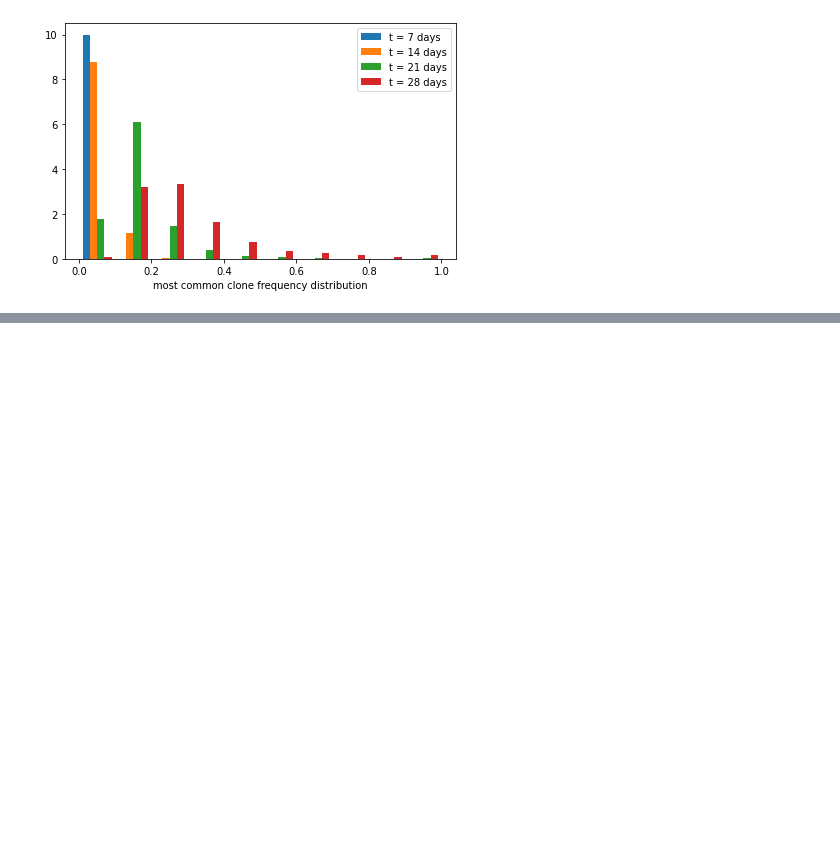
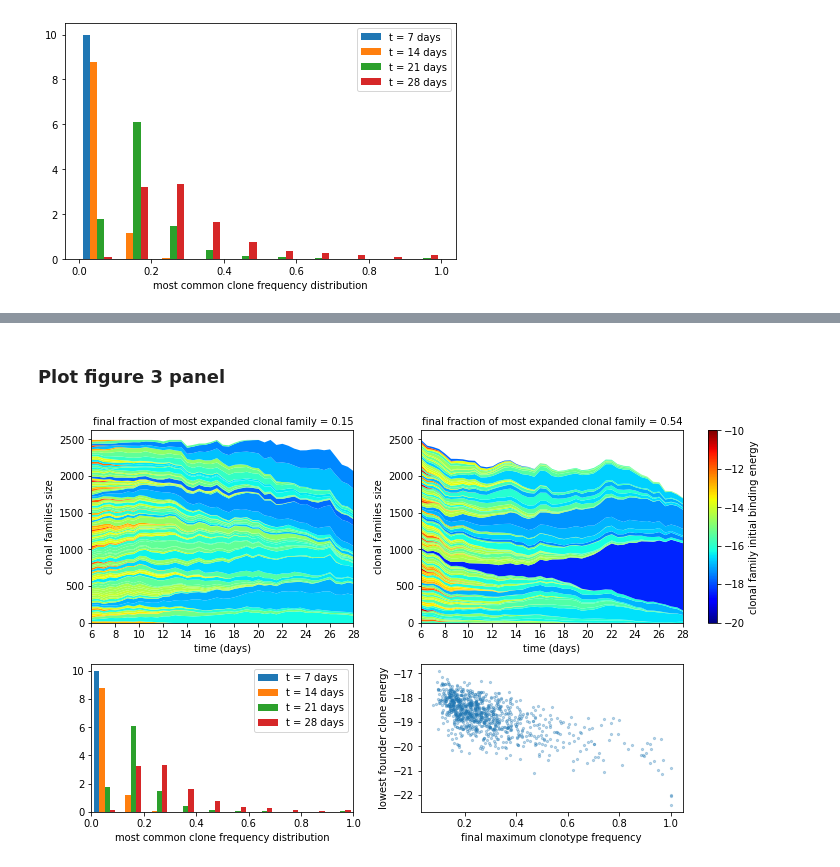
Before and after one commit to mmolari/affinity_maturation, a Jupyter notebook: figure_3.ipynb, the cells around one changed output, grey strips where cells are left out. Saved outputs shown, nothing was run; the diff lists cells and outputs as text; code cells hidden in the pictures; blank space fills up the shorter version.

```diff
--- a/figure_3.ipynb
+++ b/figure_3.ipynb
@@ -98,0 +134,35 @@ plt.show()
+# %% [markdown]
+### Plot figure 3 panel
+# %%
+# Global figure setup
+fig, ax = plt.subplots(2,2, figsize=(10,6), gridspec_kw={'height_ratios': [1.3, 1]}, constrained_layout=True)
+
+# low clonal dominance example
+np.random.seed(74)
+ctype_evo_df, ctype_en = stoch_GC_clonotype_evo(par, D_test, T_test)
+plot_GC_ctype_evo(ax[0,0], ctype_evo_df, ctype_en, cmap_range=[-20,-10])
+
+# high clonal dominance example
+np.random.seed(260)
+ctype_evo_df, ctype_en = stoch_GC_clonotype_evo(par, D_test, T_test)
+mapp = plot_GC_ctype_evo(ax[0,1], ctype_evo_df, ctype_en, cmap_range=[-20,-10])
+
+# colorbar
+plt.colorbar(mapp, ax=ax[0,:], label='clonal family initial binding energy', aspect=35.)
+
+# frequency histogram
+ax[1,0].hist(freq_mat, bins=bins, density=True, label = [f't = {int(th)} days' for th in t_hist])
+ax[1,0].set_xlabel('most common clone frequency distribution')
+ax[1,0].set_xlim(0,1)
+ax[1,0].legend()
+
+# scatter plot
+ax[1,1].scatter(freq_final, best_en, alpha=0.3, s=5.)
+ax[1,1].set_ylabel('lowest founder clone energy')
+ax[1,1].set_xlabel('final maximum clonotype frequency')
+
+# save gigure and show
+plt.savefig('figures/fig_3/fig_3.pdf')
+plt.show()
+# %% [output]
+[figure, added]
```
Also changed, not shown: parts of 8 cells of this notebook, 3 other files.
